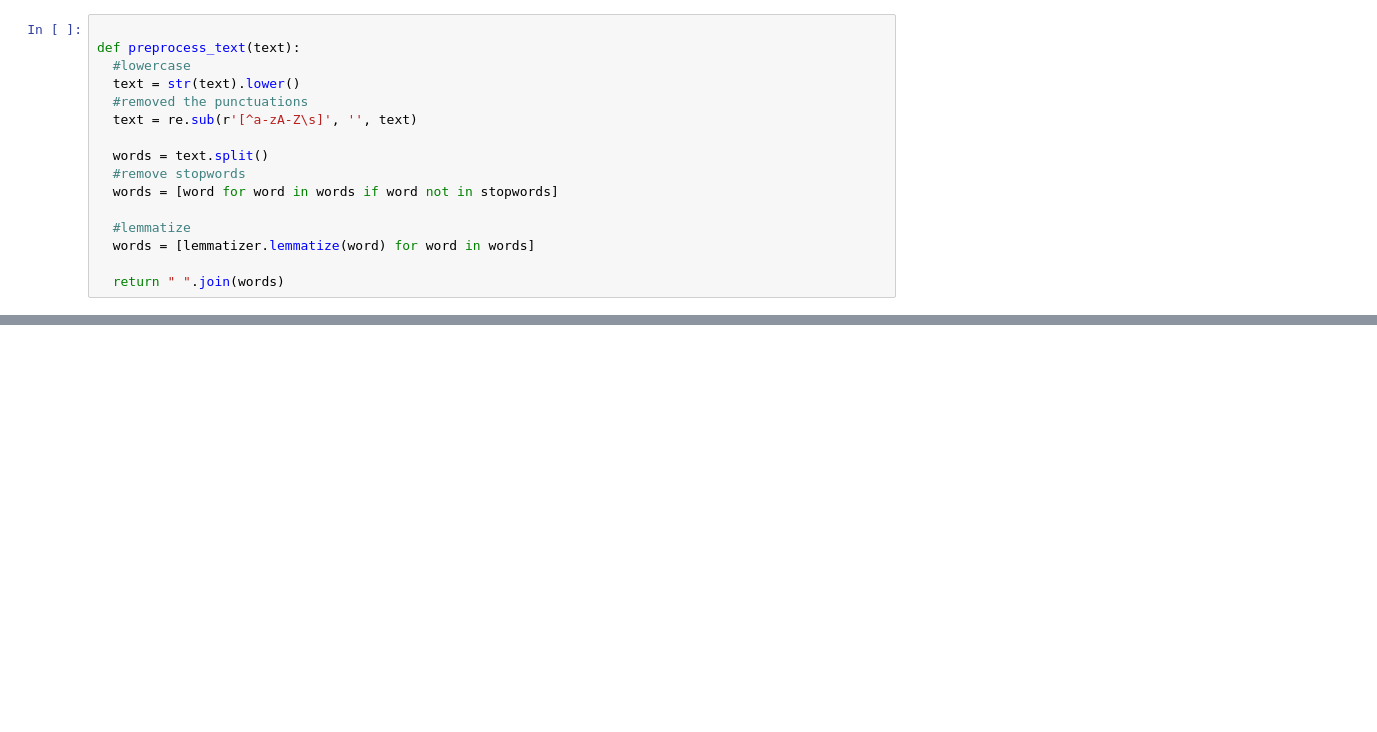
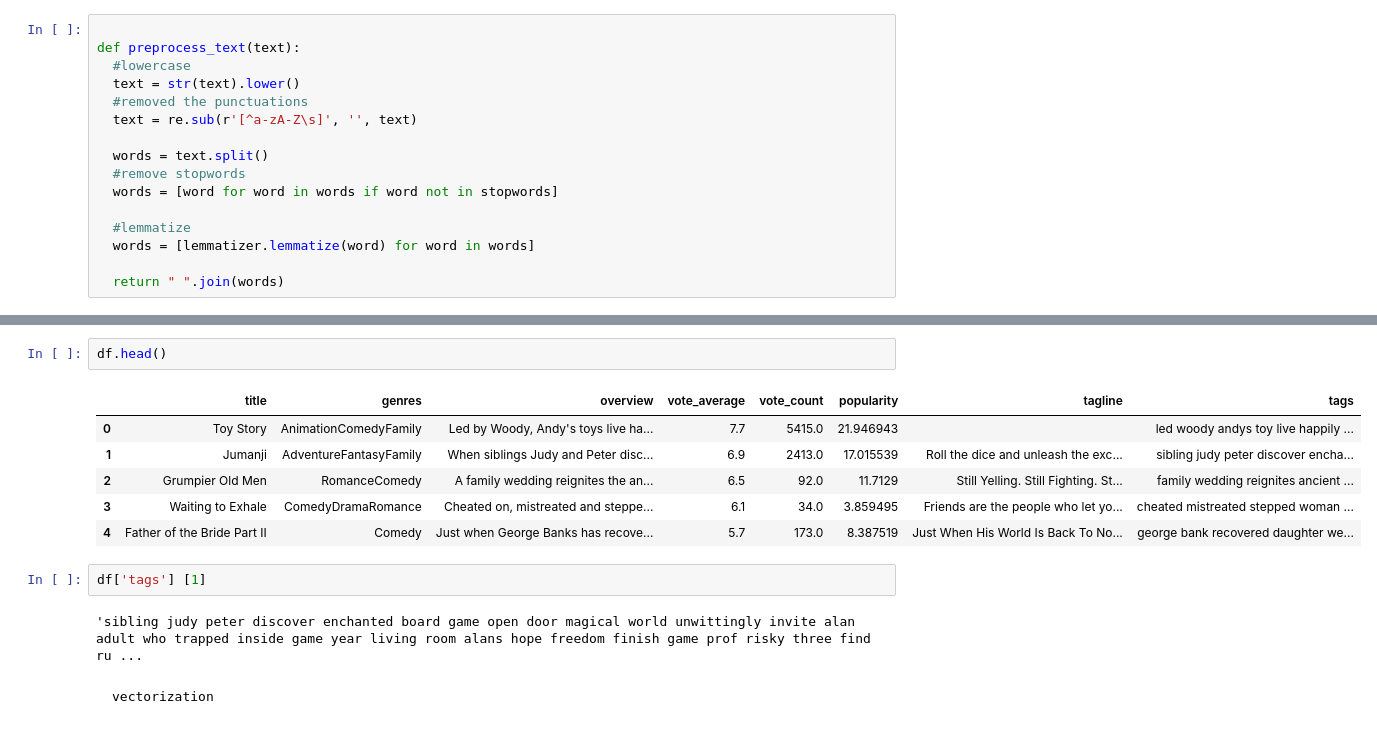
Before and after one commit to JunaidAshraf05/Movie-recommendation, a Jupyter notebook: 1.ipynb, the cells around one changed output, grey strips where cells are left out. Saved outputs shown, nothing was run; the diff lists cells and outputs as text; blank space fills up the shorter version.

```diff
--- a/1.ipynb
+++ b/1.ipynb
@@ -215,0 +214,15 @@ NameError: name 'stop_words' is not defined
+# %%
+df.head()
+# %% [output]
+|  | title | genres | overview | vote_average | vote_count | popularity | tagline | tags |
+| 0 | Toy Story | AnimationComedyFamily | Led by Woody, Andy's toys live ha... | 7.7 | 5415.0 | 21.946943 |  | led woody andys toy live happily ... |
+| 1 | Jumanji | AdventureFantasyFamily | When siblings Judy and Peter disc... | 6.9 | 2413.0 | 17.015539 | Roll the dice and unleash the exc... | sibling judy peter discover encha... |
+| 2 | Grumpier Old Men | RomanceComedy | A family wedding reignites the an... | 6.5 | 92.0 | 11.7129 | Still Yelling. Still Fighting. St... | family wedding reignites ancient ... |
+| 3 | Waiting to Exhale | ComedyDramaRomance | Cheated on, mistreated and steppe... | 6.1 | 34.0 | 3.859495 | Friends are the people who let yo... | cheated mistreated stepped woman ... |
+| 4 | Father of the Bride Part II | Comedy | Just when George Banks has recove... | 5.7 | 173.0 | 8.387519 | Just When His World Is Back To No... | george bank recovered daughter we... |
+# %%
+df['tags'] [1]
+# %% [output]
+'sibling judy peter discover enchanted board game open door magical world unwittingly invite alan adult who trapped inside game year living room alans hope freedom finish game prof risky three find ru ...
+# %% [markdown]
+    vectorization
```
Also changed, not shown: parts of 1 cell of this notebook.
